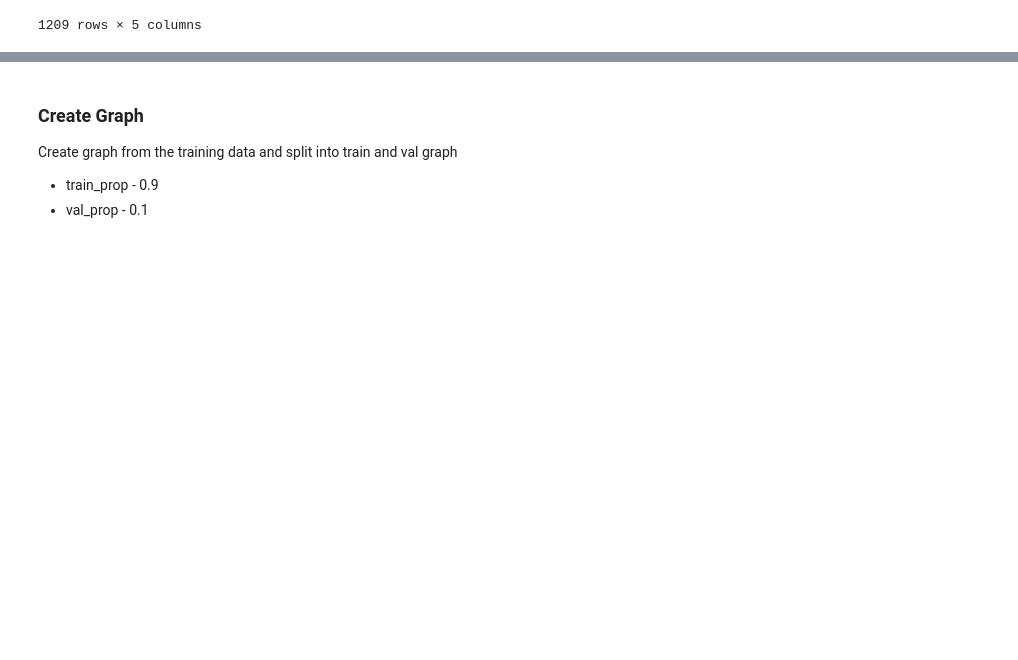
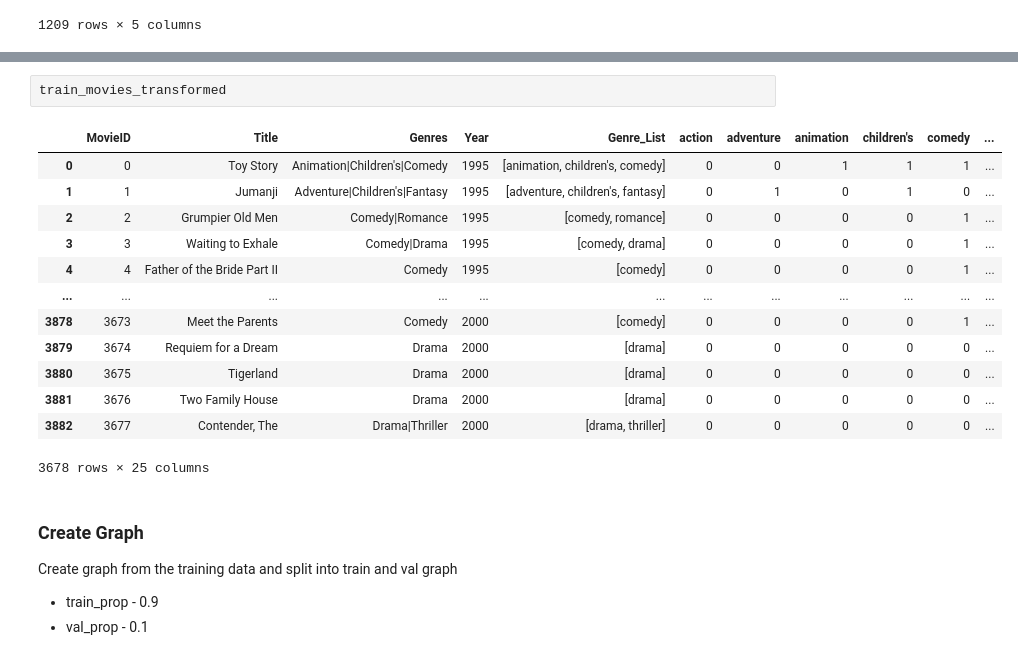
Before and after one commit to AshishSinha5/movielens_gnn, a Jupyter notebook: link_prediction.ipynb, the cells around one changed output, grey strips where cells are left out. Saved outputs shown, nothing was run; the diff lists cells and outputs as text; blank space fills up the shorter version.

```diff
--- a/link_prediction.ipynb
+++ b/link_prediction.ipynb
@@ -306,3 +318,19 @@ test_movies_transformed
+# %%
+train_movies_transformed
+# %% [output]
+|  | MovieID | Title | Genres | Year | Genre_List | action | adventure | animation | children's | comedy | ... |
+| 0 | 0 | Toy Story | Animation|Children's|Comedy | 1995 | [animation, children's, comedy] | 0 | 0 | 1 | 1 | 1 | ... |
+| 1 | 1 | Jumanji | Adventure|Children's|Fantasy | 1995 | [adventure, children's, fantasy] | 0 | 1 | 0 | 1 | 0 | ... |
+| 2 | 2 | Grumpier Old Men | Comedy|Romance | 1995 | [comedy, romance] | 0 | 0 | 0 | 0 | 1 | ... |
+| 3 | 3 | Waiting to Exhale | Comedy|Drama | 1995 | [comedy, drama] | 0 | 0 | 0 | 0 | 1 | ... |
+| 4 | 4 | Father of the Bride Part II | Comedy | 1995 | [comedy] | 0 | 0 | 0 | 0 | 1 | ... |
+| ... | ... | ... | ... | ... | ... | ... | ... | ... | ... | ... | ... |
+| 3878 | 3673 | Meet the Parents | Comedy | 2000 | [comedy] | 0 | 0 | 0 | 0 | 1 | ... |
+| 3879 | 3674 | Requiem for a Dream | Drama | 2000 | [drama] | 0 | 0 | 0 | 0 | 0 | ... |
+| 3880 | 3675 | Tigerland | Drama | 2000 | [drama] | 0 | 0 | 0 | 0 | 0 | ... |
+| 3881 | 3676 | Two Family House | Drama | 2000 | [drama] | 0 | 0 | 0 | 0 | 0 | ... |
+| 3882 | 3677 | Contender, The | Drama|Thriller | 2000 | [drama, thriller] | 0 | 0 | 0 | 0 | 0 | ... |
+3678 rows × 25 columns
 # %% [markdown]
 ### Create Graph
 
```
Also changed, not shown: parts of 29 cells of this notebook, 1 other file.
